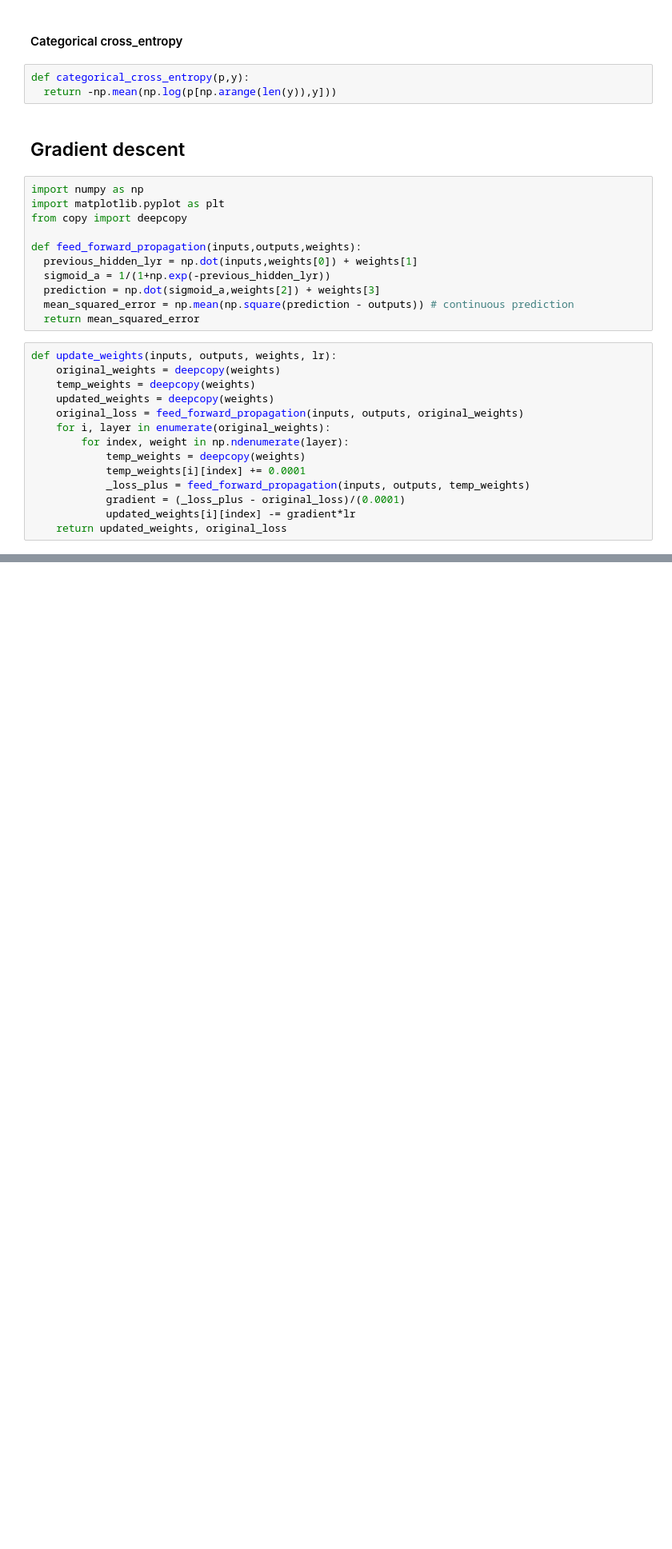
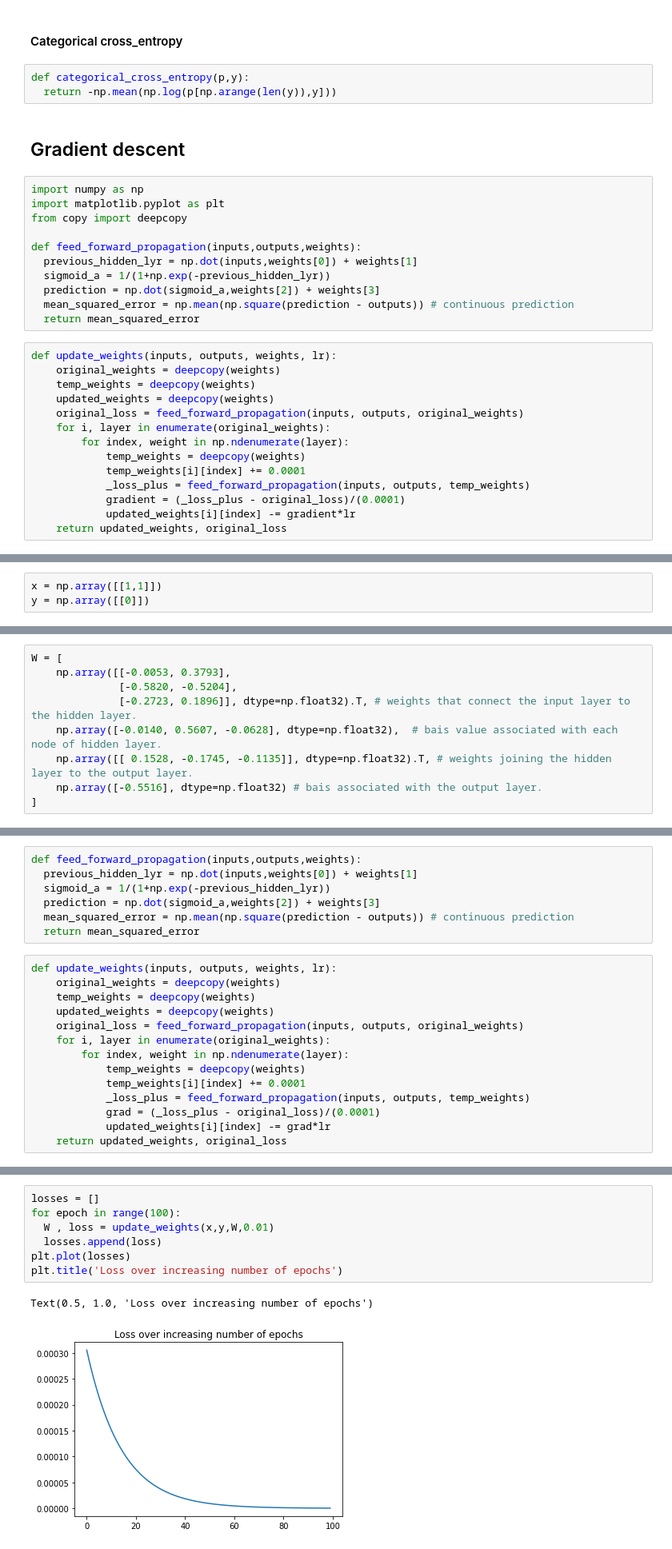
Before and after one commit to ahmadSoliman94/Artificial-Intelligence, a Jupyter notebook: DL/Modern Computer Vision with Pytorch/Deep_Learning_Basics.ipynb, the cells around one changed output, grey strips where cells are left out. Shown: that part at 80% size. Cells and saved outputs as stored; diff of their text form; blank space fills up the shorter version.

```diff
--- a/DL/Modern Computer Vision with Pytorch/Deep_Learning_Basics.ipynb
+++ b/DL/Modern Computer Vision with Pytorch/Deep_Learning_Basics.ipynb
@@ -85,0 +96,3 @@ def update_weights(inputs, outputs, weights, lr):
+# %%
+x = np.array([[1,1]])
+y = np.array([[0]])
@@ -85,0 +101,9 @@ def update_weights(inputs, outputs, weights, lr):
+# %%
+W = [
+    np.array([[-0.0053, 0.3793],
+              [-0.5820, -0.5204],
+              [-0.2723, 0.1896]], dtype=np.float32).T, # weights that connect the input layer to the hidden layer.
+    np.array([-0.0140, 0.5607, -0.0628], dtype=np.float32),  # bais value associated with each node of hidden layer.
+    np.array([[ 0.1528, -0.1745, -0.1135]], dtype=np.float32).T, # weights joining the hidden layer to the output layer.
+    np.array([-0.5516], dtype=np.float32) # bais associated with the output layer.
+]
@@ -85,0 +112,21 @@ def update_weights(inputs, outputs, weights, lr):
+# %%
+def feed_forward_propagation(inputs,outputs,weights):
+  previous_hidden_lyr = np.dot(inputs,weights[0]) + weights[1]
+  sigmoid_a = 1/(1+np.exp(-previous_hidden_lyr))
+  prediction = np.dot(sigmoid_a,weights[2]) + weights[3]
+  mean_squared_error = np.mean(np.square(prediction - outputs)) # continuous prediction
+  return mean_squared_error
+# %%
+def update_weights(inputs, outputs, weights, lr):
+    original_weights = deepcopy(weights)
+    temp_weights = deepcopy(weights)
+    updated_weights = deepcopy(weights)
+    original_loss = feed_forward_propagation(inputs, outputs, original_weights)
+    for i, layer in enumerate(original_weights):
+        for index, weight in np.ndenumerate(layer):
+            temp_weights = deepcopy(weights)
+            temp_weights[i][index] += 0.0001
+            _loss_plus = feed_forward_propagation(inputs, outputs, temp_weights)
+            grad = (_loss_plus - original_loss)/(0.0001)
+            updated_weights[i][index] -= grad*lr
+    return updated_weights, original_loss
@@ -85,0 +135,10 @@ def update_weights(inputs, outputs, weights, lr):
+# %%
+losses = []
+for epoch in range(100):
+  W , loss = update_weights(x,y,W,0.01)
+  losses.append(loss)
+plt.plot(losses)
+plt.title('Loss over increasing number of epochs')
+# %% [output]
+Text(0.5, 1.0, 'Loss over increasing number of epochs')
+[figure, added]
```
Also changed, not shown: parts of 30 cells of this notebook.
